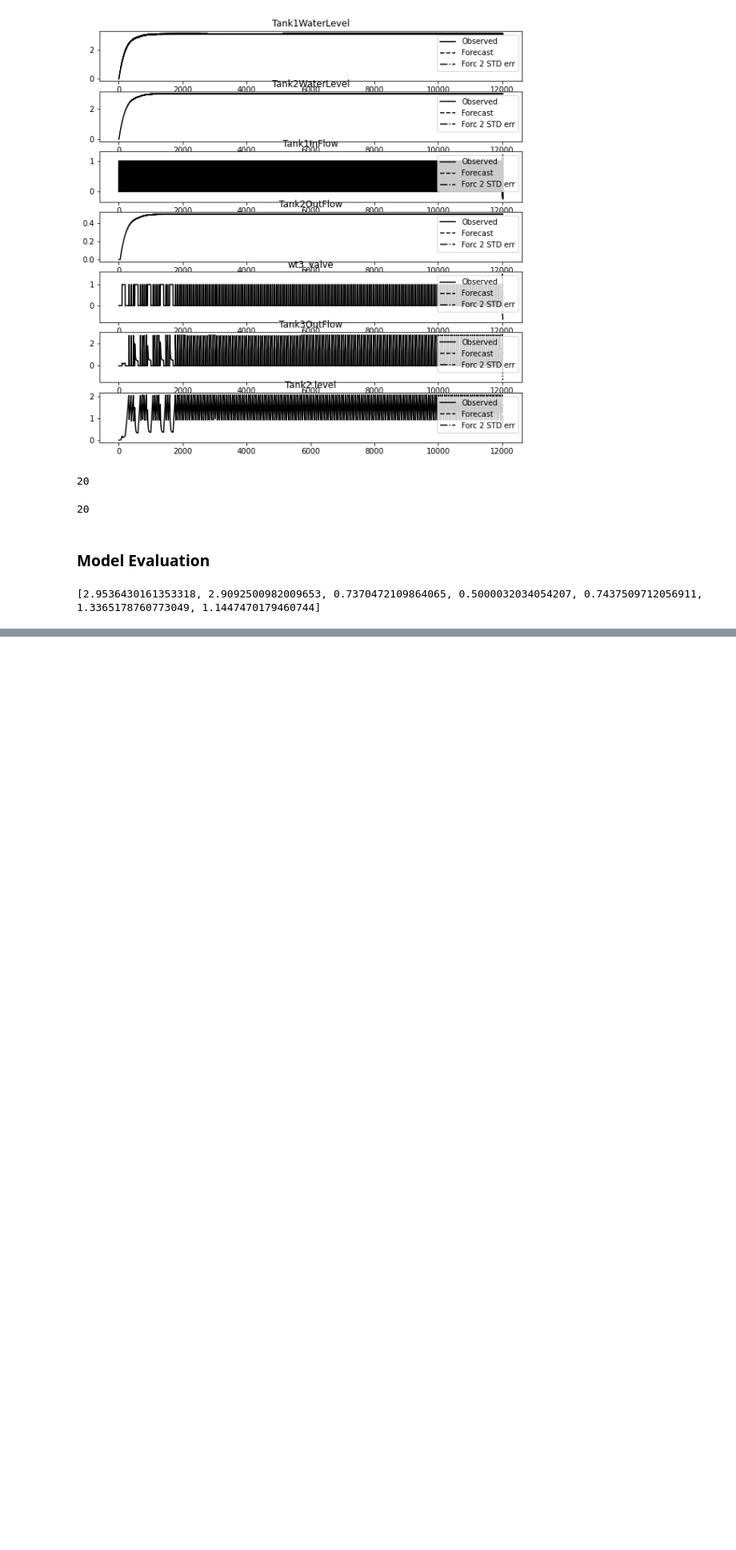
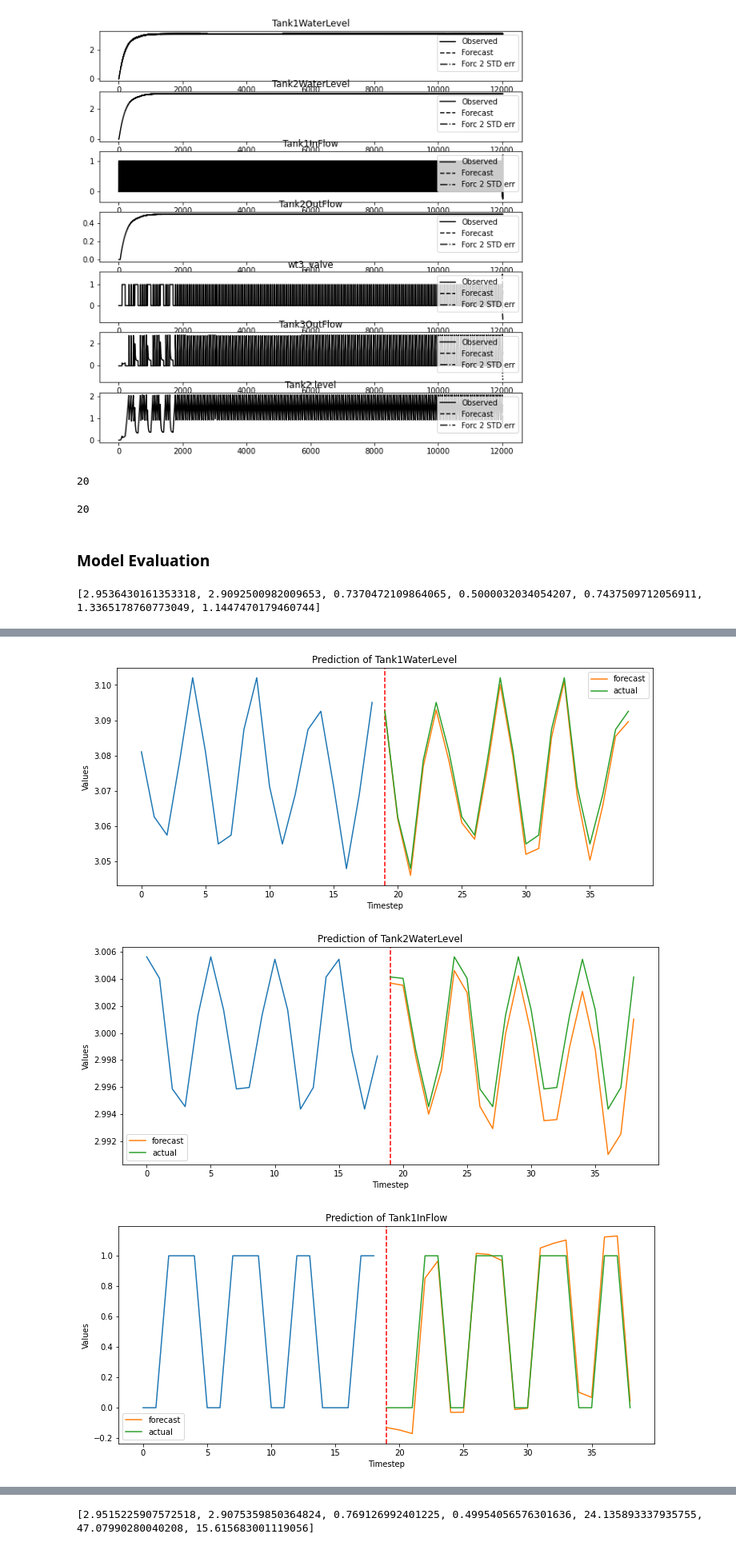
Before and after one commit to hayatu4islam/myRepo, a Jupyter notebook: Learning_Codes/VAR Model for WaterTank Ctrl StuckAt1.ipynb, the cells around one changed output, grey strips where cells are left out. Shown at 80% size. Drawn from its saved outputs; the diff is of its cells as text; code cells hidden in the pictures; blank space fills up the shorter version.

```diff
--- a/Learning_Codes/VAR Model for WaterTank Ctrl StuckAt1.ipynb
+++ b/Learning_Codes/VAR Model for WaterTank Ctrl StuckAt1.ipynb
@@ -359,0 +377,9 @@ print("Model saved!")
+# %%
+with open('var_ctrl_stuckat1.pkl', 'rb') as f:
+    params = pickle.load(f)
+
+stuckat1_model = sm.tsa.VAR(train)
+stuckat1_model.params = params
+stuckat1_model_fit = stuckat1_model.fit(min_aic_index)
+
+stuckat1_model_fit.summary()
@@ -359,0 +406,5 @@ print("Model saved!")
+# %%
+# Use the loaded model to make predictions or perform other analyses
+forecast = stuckat1_model_fit.forecast(y=train_faulty.values[-lag_order:], steps=20)
+# forecast = golden_model_fit.forecast(params, start=len(train), end=len(train)+10)
+forecast
@@ -359,0 +429,28 @@ print("Model saved!")
+# %%
+fault_forecast = pd.DataFrame(forecast, columns=['Tank1WaterLevel', 'Tank2WaterLevel', 'Tank1InFlow', 'Tank2OutFlow', 'wt3_valve', 'Tank3OutFlow', 'Tank2.level'])
+
+attr = ['Tank1WaterLevel', 'Tank2WaterLevel', 'Tank1InFlow', 'Tank2OutFlow', 'wt3_valve', 'Tank3OutFlow', 'Tank2.level']
+for i in range(len(attr)):
+    title = "Prediction of {}".format(attr[i])
+    actual_index_f = pd.Index(list(range(lag_order)))
+    actual_f = train_faulty.iloc[-lag_order:,:]
+
+    index_f = pd.Index(list(range(lag_order, lag_order + steps)))
+    actual_f = actual_f.set_index(actual_index_f)
+    pred_f = fault_forecast.set_index(index_f)
+    actual_test_f = test_faulty.iloc[:lag_order+1,:].set_index(index_f)
+    # draw a vertical line at x=19
+    plt.axvline(x=lag_order, ls='--', color='red')
+#     pred = df_forecast
+    plt.title(title)
+    plt.xlabel("Timestep")
+    plt.ylabel("Values")
+    plt.plot(actual_f.iloc[:,i])
+    plt.plot(pred_f.iloc[:,i], label="forecast")
+    plt.plot(actual_test_f.iloc[:,i], label="actual")
+    plt.legend()
+    plt.show()
+# %% [output]
+[figure, added]
+[figure, added]
+[figure, added]
@@ -359,0 +461,9 @@ print("Model saved!")
+# %%
+# attr = ['Tank1WaterLevel', 'Tank2WaterLevel', 'Tank1InFlow', 'Tank2OutFlow', 'wt3_valve', 'Tank3OutFlow', 'Tank2.level']
+RMSEf = []
+for feat in attr:
+    RMSEf.append(rmse(df[feat].iloc[:steps], fault_forecast[feat]))
+
+print(RMSEf)
+# %% [output]
+[2.9515225907572518, 2.9075359850364824, 0.769126992401225, 0.49954056576301636, 24.135893337935755, 47.07990280040208, 15.615683001119056]
```
Also changed, not shown: parts of 13 cells of this notebook.
